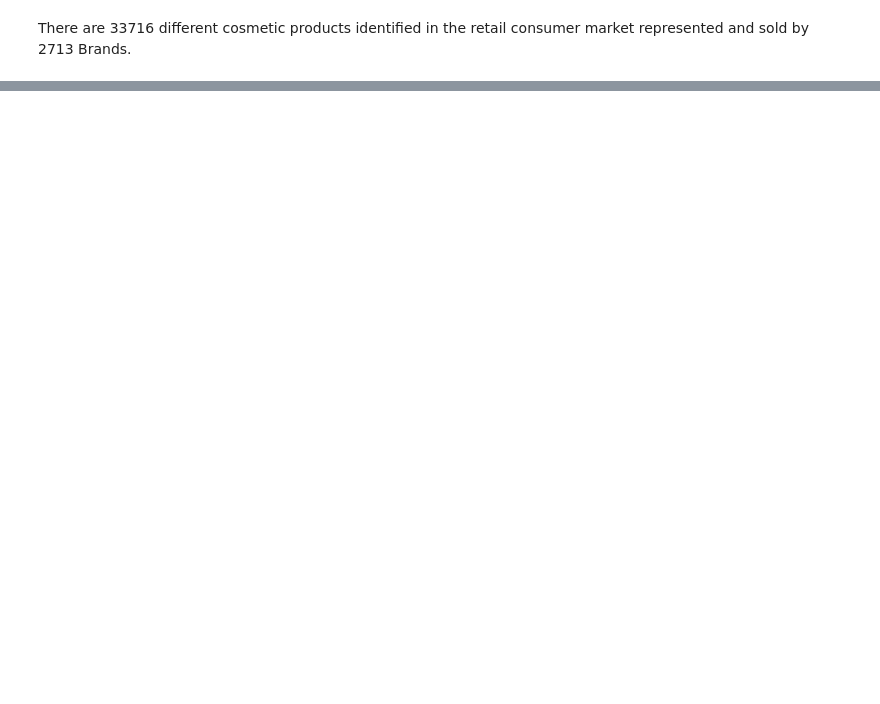
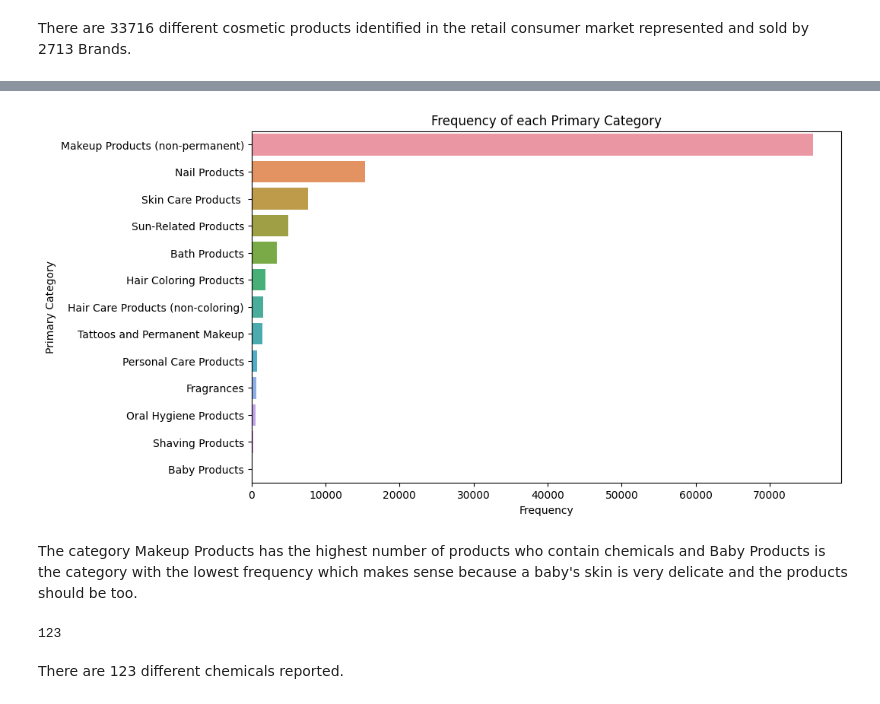
Before and after one commit to fabioladulla/Chemicals-in-Cosmetics, a Jupyter notebook: notebooks/chemicals_in_cosmetics.ipynb, the cells around one changed output, grey strips where cells are left out. Drawn from its saved outputs; the diff is of its cells as text; code cells hidden in the pictures; blank space fills up the shorter version.

```diff
--- a/notebooks/chemicals_in_cosmetics.ipynb
+++ b/notebooks/chemicals_in_cosmetics.ipynb
@@ -348,0 +399,17 @@ plt.show()
+# %%
+plot_data = pd.DataFrame({ 'Primary Category': category_frequency.index, 'Frequency': category_frequency.values })
+plt.figure(figsize=(10,6))
+ax = sns.barplot(x='Frequency', y='Primary Category', data=plot_data, orient='h')
+plt.title('Frequency of each Primary Category')
+plt.show()
+ax.get_figure().savefig("../images/frequency_of_primary_categories.png")
+# %% [output]
+[figure, added]
+# %% [markdown]
+The category Makeup Products has the highest number of products who contain chemicals and Baby Products is the category with the lowest frequency which makes sense because a baby's skin is very delicate and the products should be too.
+# %%
+data['ChemicalName'].nunique()
+# %% [output]
+123
+# %% [markdown]
+There are 123 different chemicals reported.
```
Also changed, not shown: parts of 44 cells of this notebook, 7 other files.
